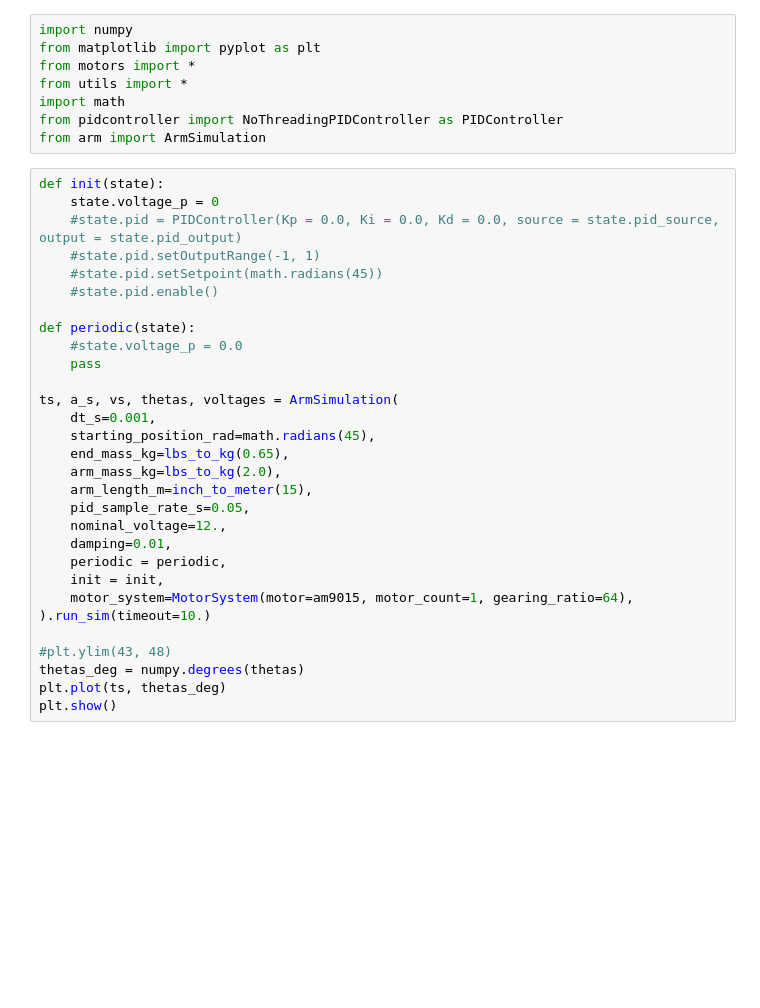
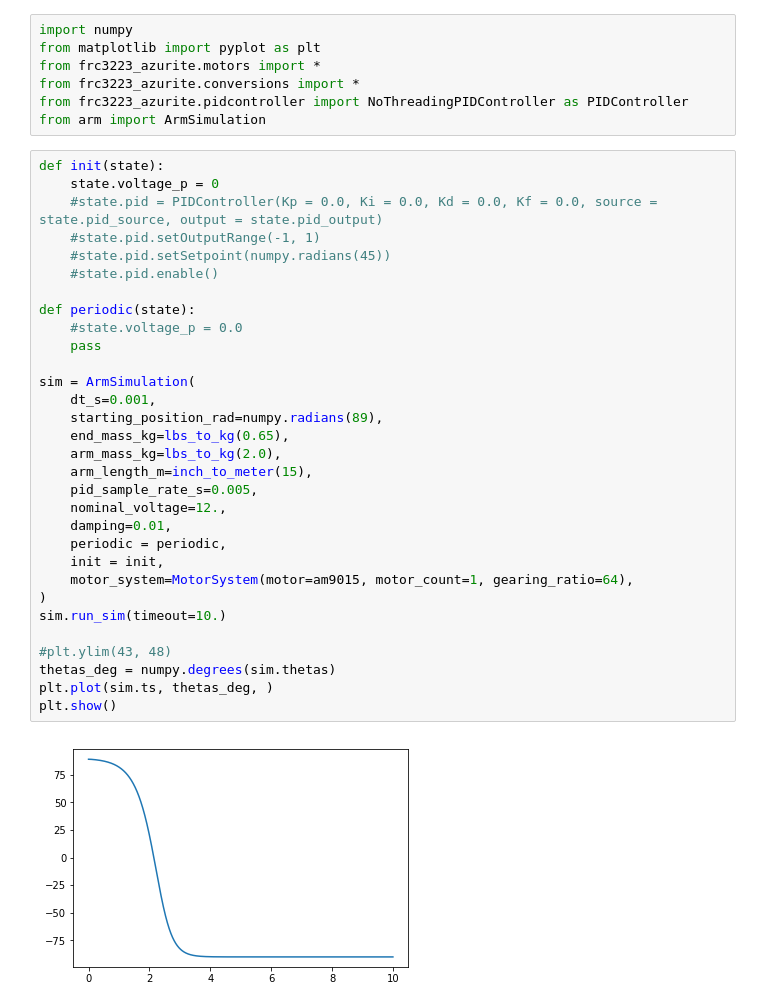
Before and after one commit to ariovistus/mechsim, a Jupyter notebook: arm.ipynb, the cells around one changed output. Cells and saved outputs as stored; diff of their text form; blank space fills up the shorter version.

Commit message:
calculate motor torque the right way

```diff
--- a/arm.ipynb
+++ b/arm.ipynb
@@ -1,40 +1,42 @@
 # %%
 import numpy
 from matplotlib import pyplot as plt
-from motors import *
-from utils import *
-import math
-from pidcontroller import NoThreadingPIDController as PIDController
+from frc3223_azurite.motors import *
+from frc3223_azurite.conversions import *
+from frc3223_azurite.pidcontroller import NoThreadingPIDController as PIDController
 from arm import ArmSimulation
 # %%
 def init(state):
     state.voltage_p = 0
-    #state.pid = PIDController(Kp = 0.0, Ki = 0.0, Kd = 0.0, source = state.pid_source, output = state.pid_output)
+    #state.pid = PIDController(Kp = 0.0, Ki = 0.0, Kd = 0.0, Kf = 0.0, source = state.pid_source, output = state.pid_output)
     #state.pid.setOutputRange(-1, 1)
-    #state.pid.setSetpoint(math.radians(45))
+    #state.pid.setSetpoint(numpy.radians(45))
     #state.pid.enable()
 
 def periodic(state):
     #state.voltage_p = 0.0
     pass
 
-ts, a_s, vs, thetas, voltages = ArmSimulation(
+sim = ArmSimulation(
     dt_s=0.001,
-    starting_position_rad=math.radians(45),
+    starting_position_rad=numpy.radians(89),
     end_mass_kg=lbs_to_kg(0.65),
     arm_mass_kg=lbs_to_kg(2.0),
     arm_length_m=inch_to_meter(15),
-    pid_sample_rate_s=0.05,
+    pid_sample_rate_s=0.005,
     nominal_voltage=12.,
     damping=0.01,
     periodic = periodic,
     init = init,
     motor_system=MotorSystem(motor=am9015, motor_count=1, gearing_ratio=64),
-).run_sim(timeout=10.)
+)
+sim.run_sim(timeout=10.)
 
 #plt.ylim(43, 48)
-thetas_deg = numpy.degrees(thetas)
-plt.plot(ts, thetas_deg)
+thetas_deg = numpy.degrees(sim.thetas)
+plt.plot(sim.ts, thetas_deg, )
 plt.show()
+# %% [output]
+[figure, added]
 # %%
 n = 1
```
Also changed, not shown: parts of 2 cells of this notebook, 1 other file.
